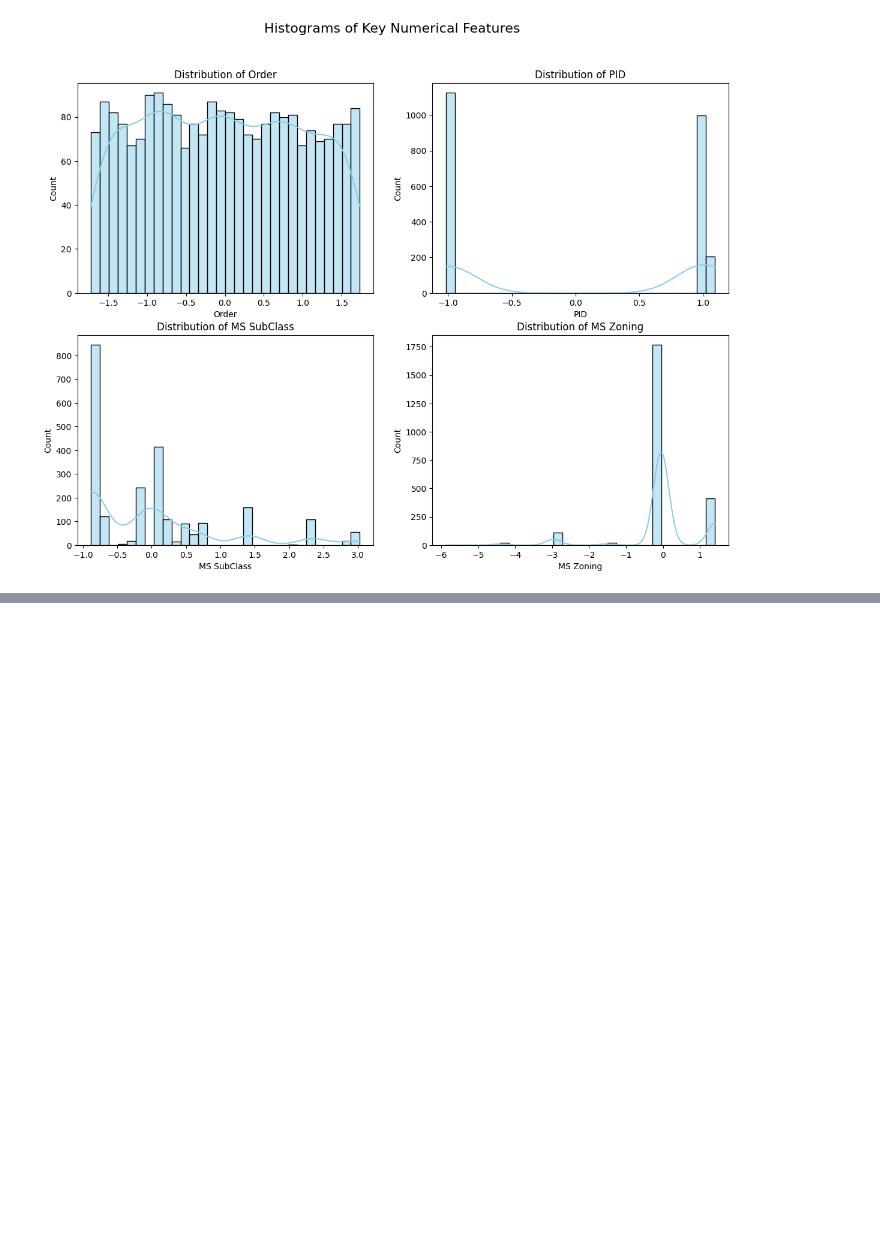
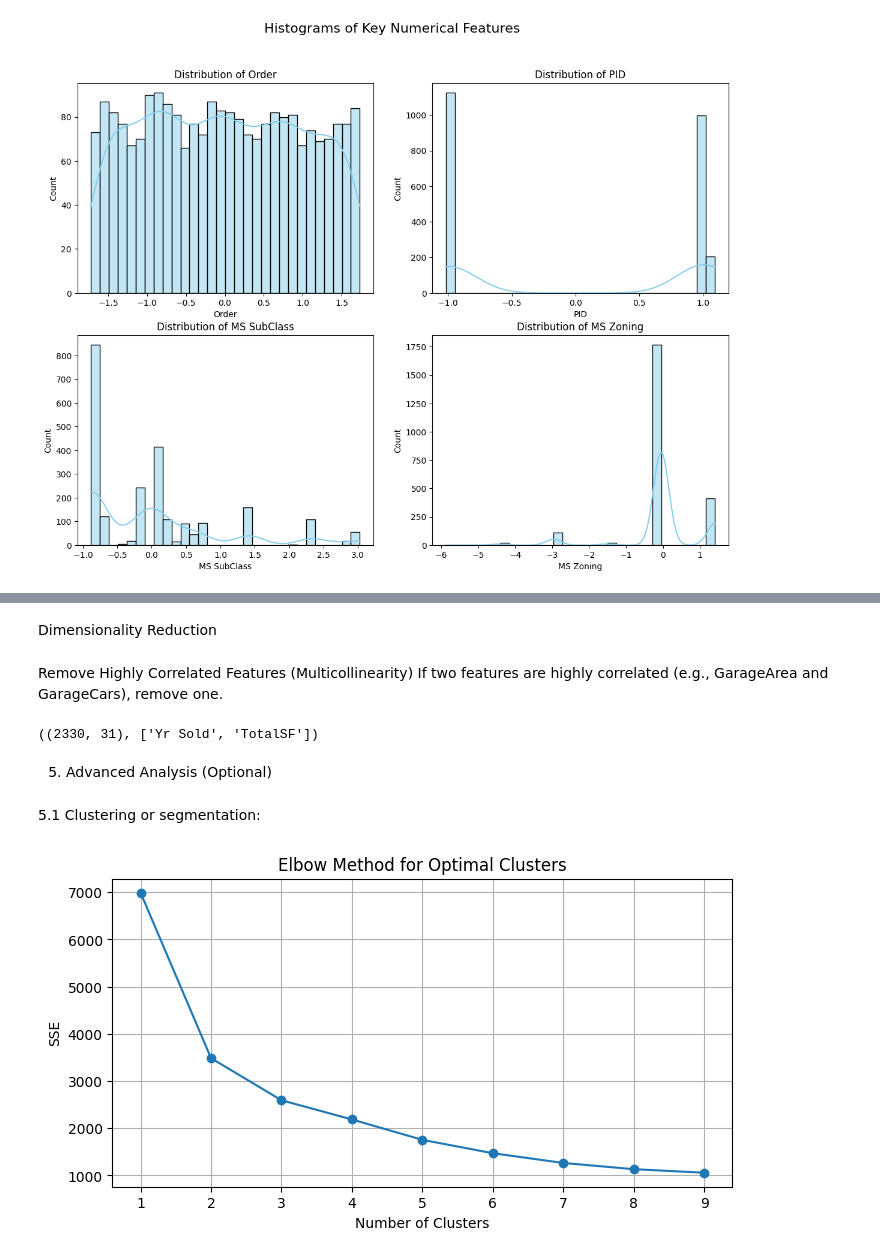
Before and after one commit to aanjalii2/DA, a Jupyter notebook: Task.ipynb, the cells around one changed output, grey strips where cells are left out. Cells and saved outputs as stored; diff of their text form; code cells hidden in the pictures; blank space fills up the shorter version.

```diff
--- a/Task.ipynb
+++ b/Task.ipynb
@@ -754,0 +872,5 @@ for ax, feature in zip(axes.flatten(), num_cols):
+# %% [markdown]
+ Dimensionality Reduction
+# %% [markdown]
+ Remove Highly Correlated Features (Multicollinearity)
+If two features are highly correlated (e.g., GarageArea and GarageCars), remove one.
@@ -754,0 +885,38 @@ for ax, feature in zip(axes.flatten(), num_cols):
+# %%
+X.shape, to_drop
+# %% [output]
+((2330, 31), ['Yr Sold', 'TotalSF'])
+# %% [markdown]
+5. Advanced Analysis (Optional)
+# %% [markdown]
+5.1 Clustering or segmentation:
+# %%
+from sklearn.cluster import KMeans
+from sklearn.preprocessing import StandardScaler
+import matplotlib.pyplot as plt
+import seaborn as sns
+
+# Select features for clustering
+features = ['Gr Liv Area', 'Garage Area', 'TotalSF']
+clustering_data = df[features].dropna()
+
+# Scale the data
+scaler = StandardScaler()
+scaled_data = scaler.fit_transform(clustering_data)
+
+# Elbow method to determine optimal clusters
+sse = []
+for k in range(1, 10):
+    kmeans = KMeans(n_clusters=k, random_state=42)
+    kmeans.fit(scaled_data)
+    sse.append(kmeans.inertia_)
+
+plt.figure(figsize=(8, 4))
+plt.plot(range(1, 10), sse, marker='o')
+plt.title("Elbow Method for Optimal Clusters")
+plt.xlabel("Number of Clusters")
+plt.ylabel("SSE")
+plt.grid(True)
+plt.show()
+# %% [output]
+[figure, added]
```
Also changed, not shown: parts of 16 cells of this notebook.
